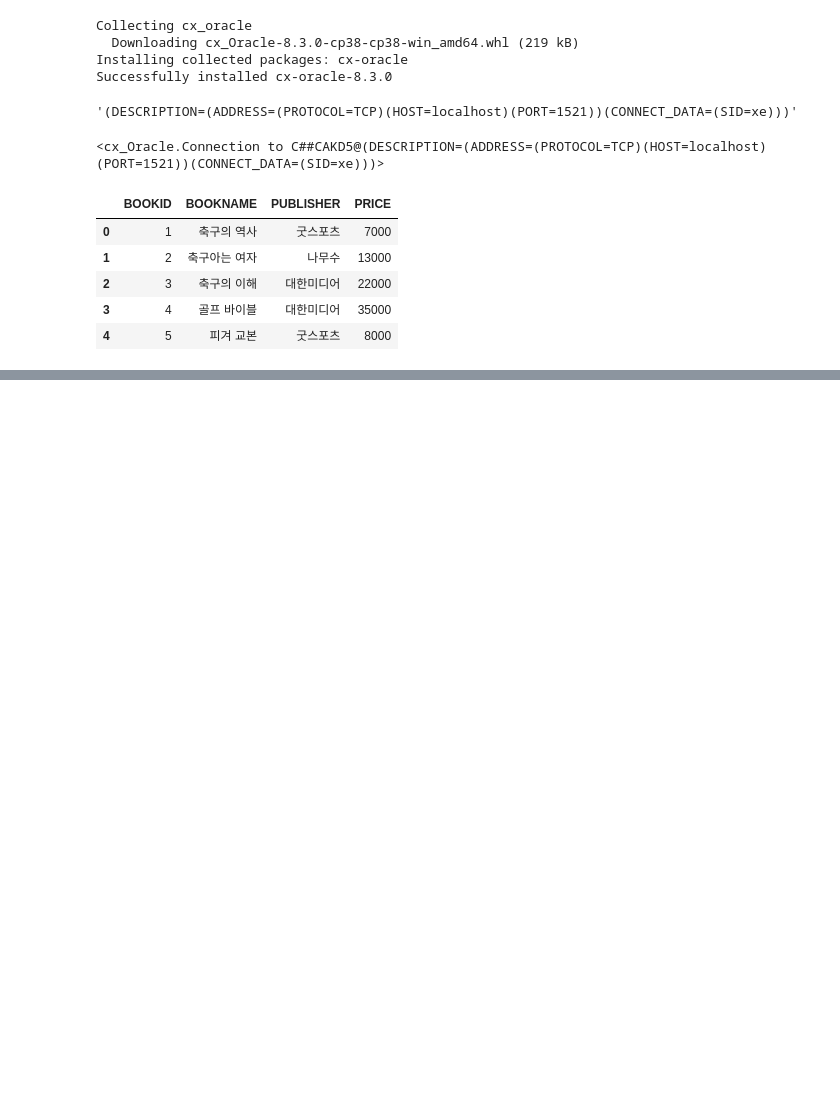
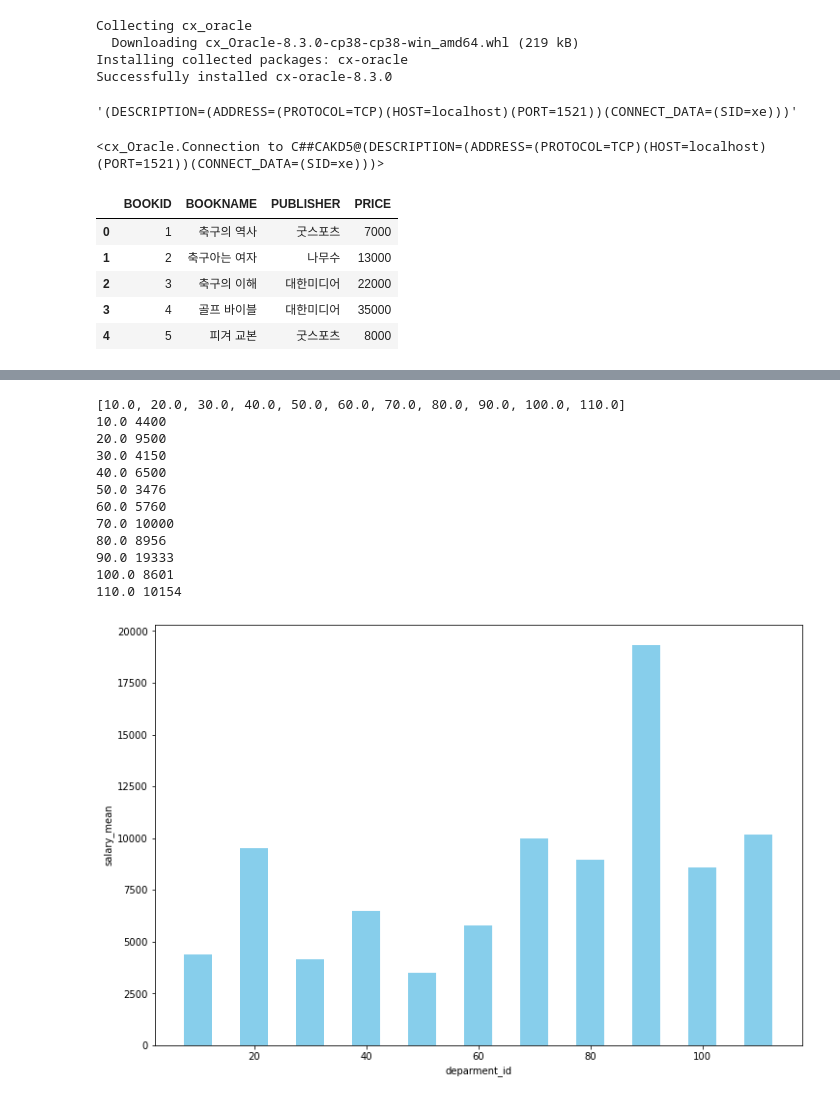
Before and after one commit to leedaedoo2/-cakd5, a Jupyter notebook: m5_데이터베이스구축및활용/oracle_connect.ipynb, the cells around one changed output, grey strips where cells are left out. Drawn from its saved outputs; the diff is of its cells as text; code cells hidden in the pictures; blank space fills up the shorter version.

```diff
--- a/m5_데이터베이스구축및활용/oracle_connect.ipynb
+++ b/m5_데이터베이스구축및활용/oracle_connect.ipynb
@@ -34,0 +215,12 @@ df.head()
+# %%
+
+datas = []
+for i in range(10000):
+    datas.append((int(df.loc[i,'id']),int(df.loc[i,'sales'])))
+con = cx_Oracle.connect('C##CAKD5/CAKD5@localhost:1521/xe')
+cursor = con.cursor()
+sql = "insert into sample3 (id,sales) values(:1,:2)"
+cursor.executemany(sql,datas)
+cursor.close()
+con.commit()
+con.close()
@@ -34,0 +232,14 @@ df.head()
+# %%
+con = cx_Oracle.connect('C##CAKD5/CAKD5@localhost:1521/xe')
+cursor = con.cursor()
+cursor.execute("select column_name from user_tab_columns where table_name = 'EMPLOYEES'")
+col = cursor.fetchall()
+col_list = []
+for i in col:
+    col_list.append(i[0])
+print(col_list)
+sql = "select * from employees"
+cursor.execute(sql)
+x = cursor.fetchall()
+df = pd.DataFrame(x,columns = col_list)
+df.head()
@@ -34,0 +254,32 @@ df.head()
+# %%
+import matplotlib.pyplot as plt
+
+departments = set(list(df['DEPARTMENT_ID']))
+departments = sorted(list(departments)[1:])
+print(departments)
+department = df.groupby('DEPARTMENT_ID')
+salary_means = []
+for i in departments:
+    department_i = department.get_group(i)
+    print(i,round(department_i['SALARY'].mean()))
+    salary_means.append(department_i['SALARY'].mean())
+
+plt.figure(figsize = (12,8))
+plt.bar(departments, salary_means, width = 5,color = 'skyblue')
+plt.xlabel('deparment_id')
+plt.ylabel('salary_mean')
+plt.show()
+# %% [output]
+[10.0, 20.0, 30.0, 40.0, 50.0, 60.0, 70.0, 80.0, 90.0, 100.0, 110.0]
+10.0 4400
+20.0 9500
+30.0 4150
+40.0 6500
+50.0 3476
+60.0 5760
+70.0 10000
+80.0 8956
+90.0 19333
+100.0 8601
+110.0 10154
+[figure, added]
```
Also changed, not shown: parts of 21 cells of this notebook, 1 other file.
